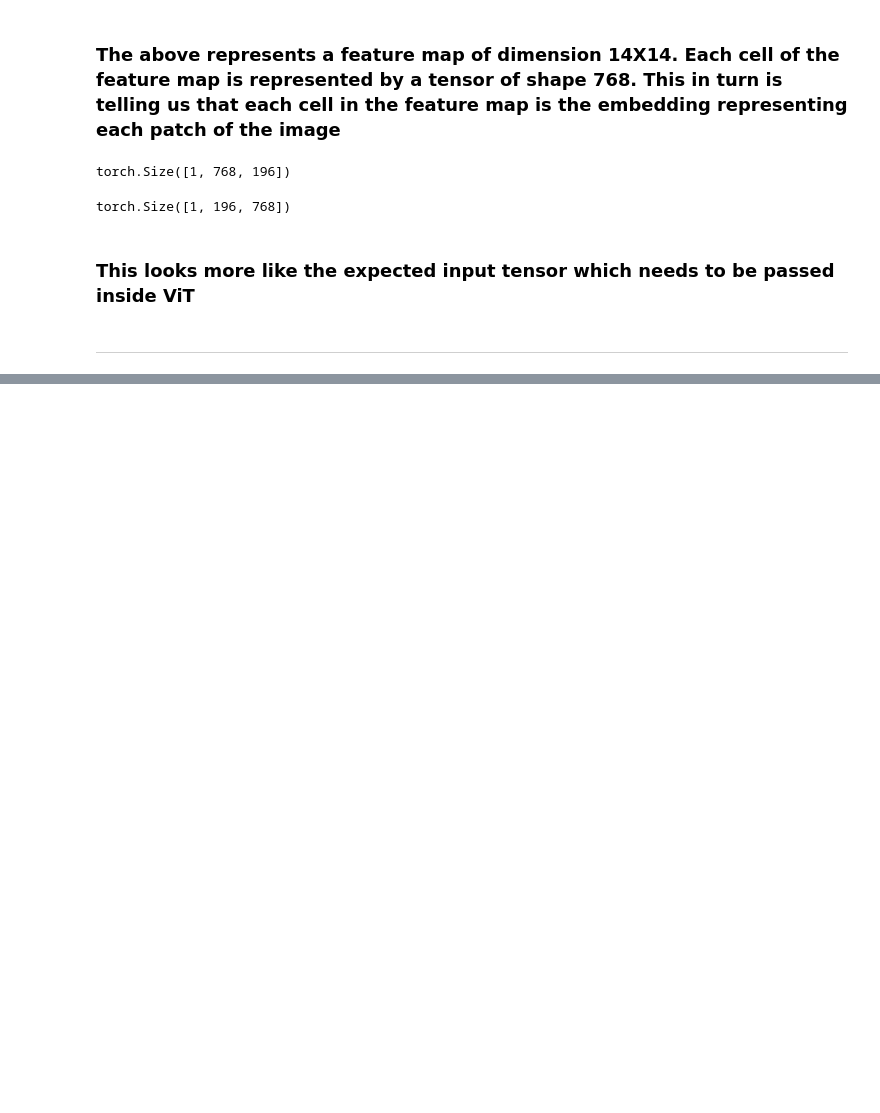
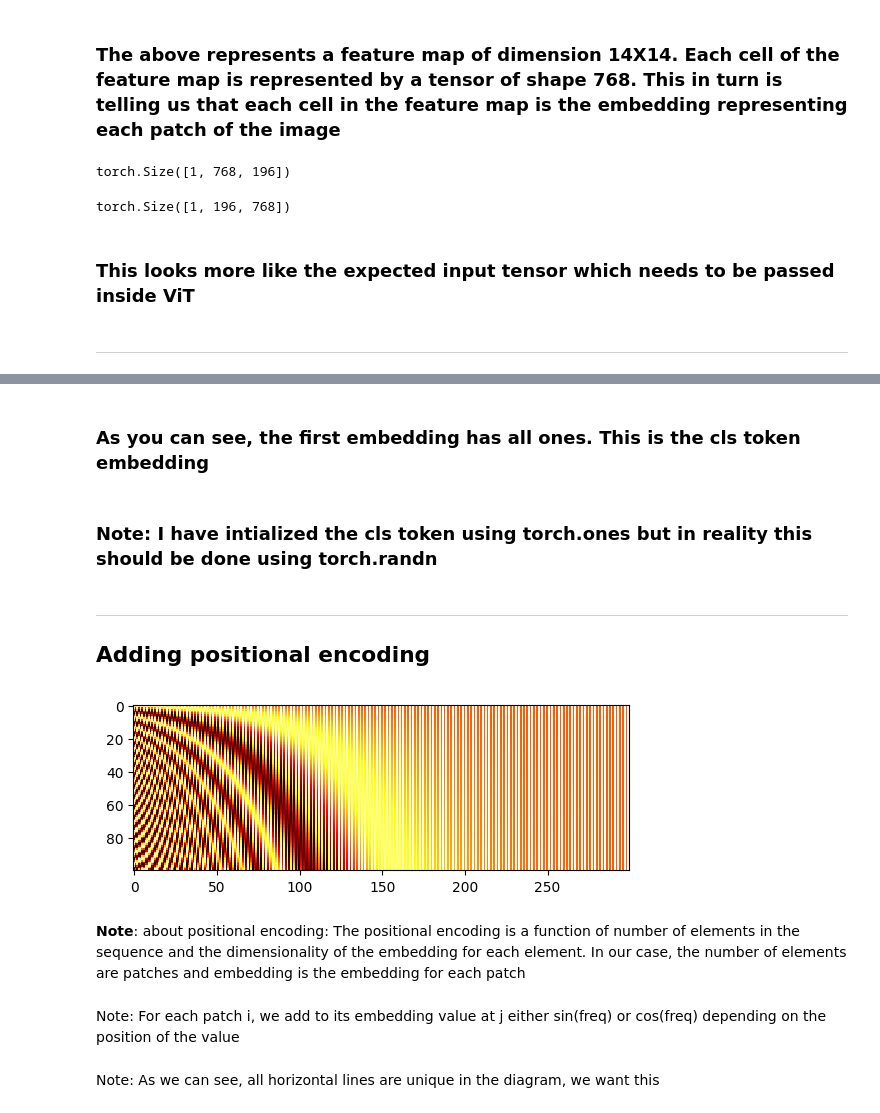
Before and after one commit to ysurs/Vit, a Jupyter notebook: ViT_paper_experimentation.ipynb, the cells around one changed output, grey strips where cells are left out. Cells and saved outputs as stored; diff of their text form; code cells hidden in the pictures; blank space fills up the shorter version.

Commit message:
understood patchification, positional encoding. Added CLS token along with patches for a single image.

```diff
--- a/ViT_paper_experimentation.ipynb
+++ b/ViT_paper_experimentation.ipynb
@@ -383,0 +386,2 @@ torch.Size([1, 196, 768])
+# %%
+image_unsqeezed=torch.unsqueeze(images_batch[0],dim=0)
@@ -383,0 +392,15 @@ torch.Size([1, 196, 768])
+# %%
+n, c, h, w = image_unsqeezed.shape
+
+assert h == w, "Patchify method is implemented for square images only"
+
+patches = torch.zeros(n, 14 ** 2, h * w * c // (14 ** 2))
+patch_size = 16
+
+for idx, image in enumerate(image_unsqeezed):
+    for i in range(14):
+        for j in range(14):
+            patch = image[:, i * patch_size: (i + 1) * patch_size, j * patch_size: (j + 1) * patch_size] ## get all color channels and a patch from the image
+            print(patch.shape)
+            patches[idx, i * 14 + j] = patch.flatten() # This will flatten pathces into a 1d tensor
+            print(idx, i * 14 + j)
@@ -383,0 +456,28 @@ torch.Size([1, 196, 768])
+# %% [markdown]
+### As you can see, the first embedding has all ones. This is the cls token embedding
+# %% [markdown]
+### Note: I have intialized the cls token using torch.ones but in reality this should be done using torch.randn
+# %% [markdown]
+****
+## Adding positional encoding
+# %%
+## Taken from https://medium.com/mlearning-ai/vision-transformers-from-scratch-pytorch-a-step-by-step-guide-96c3313c2e0c
+
+def get_positional_embeddings(sequence_length, d):
+
+    result = torch.ones(sequence_length, d)
+    for i in range(sequence_length):
+        for j in range(d):
+            result[i][j] = np.sin(i / (10000 ** (j / d))) if j % 2 == 0 else np.cos(i / (10000 ** ((j - 1) / d)))
+    return result
+# %%
+plt.imshow(get_positional_embeddings(100, 300), cmap="hot", interpolation="nearest")
+plt.show()
+# %% [output]
+[figure, added]
+# %% [markdown]
+**Note**: about positional encoding: The positional encoding is a function of number of elements in the sequence and the dimensionality of the embedding for each element. In our case, the number of elements are patches and embedding is the embedding for each patch
+# %% [markdown]
+Note: For each patch i, we add to its embedding value at j either sin(freq) or cos(freq) depending on the position of the value
+# %% [markdown]
+Note: As we can see, all horizontal lines are unique in the diagram, we want this
```
Also changed, not shown: parts of 33 cells of this notebook.
